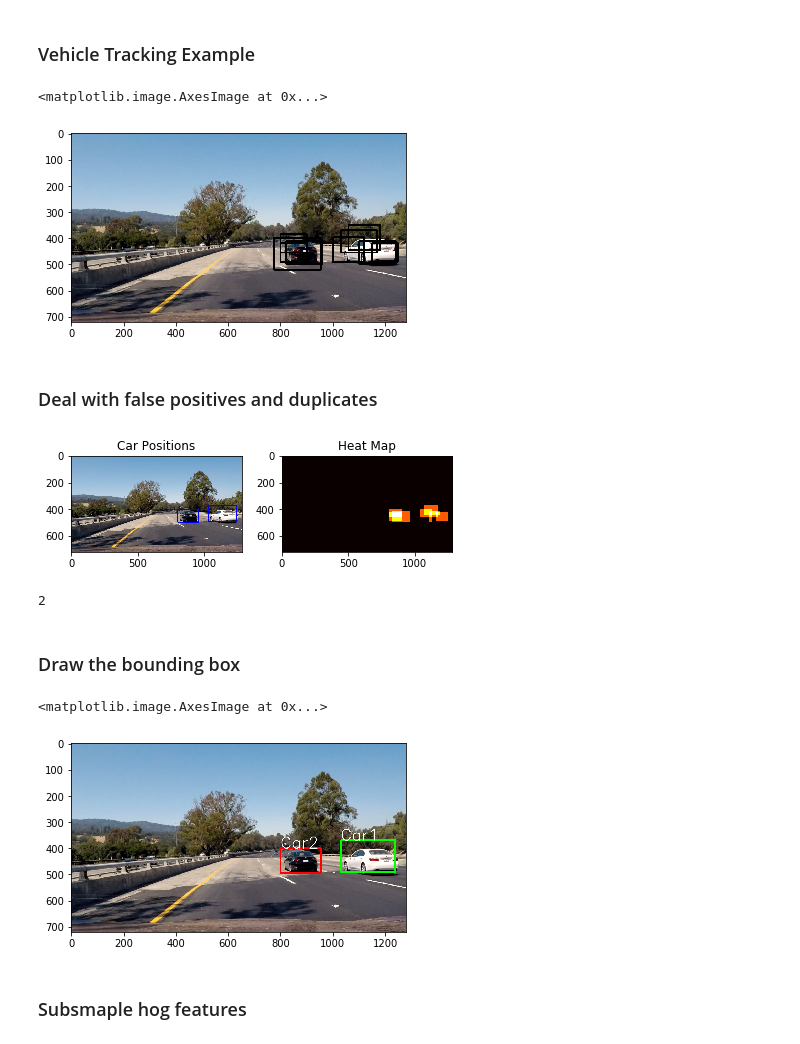
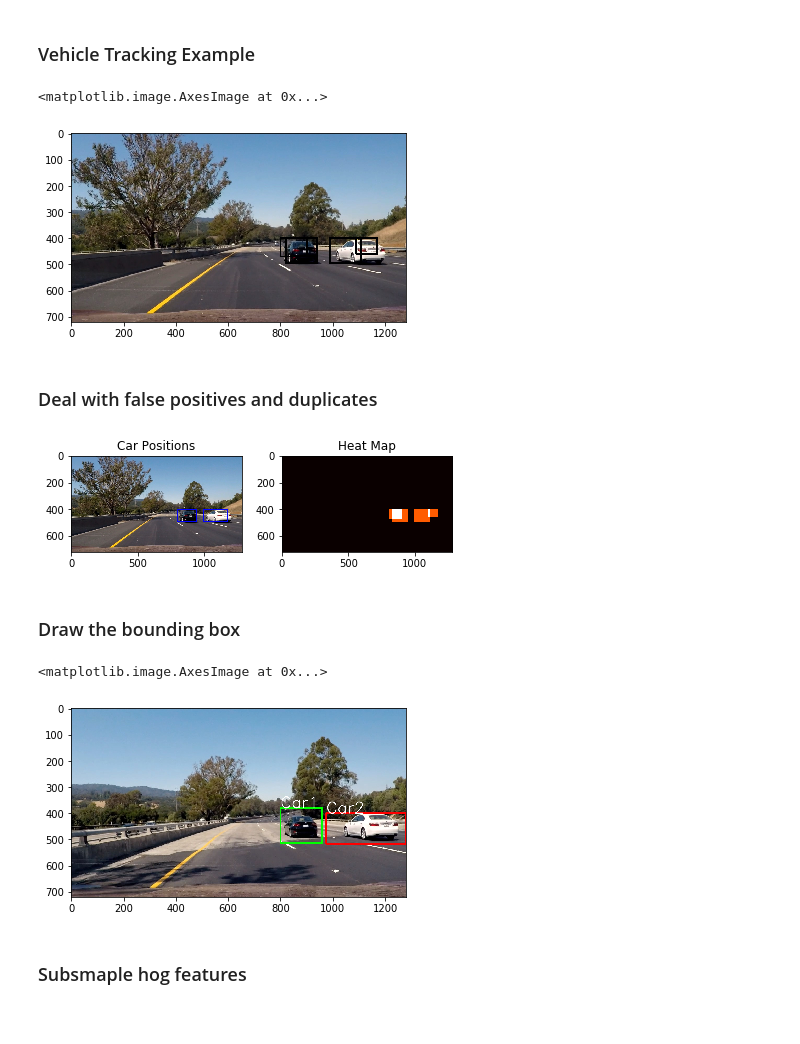
Before and after one commit to OwenHua666/CarND-Vehicle-Detection, a Jupyter notebook: vehicle_track_pipeline.ipynb, the cells around one changed output. Drawn from its saved outputs; the diff is of its cells as text; code cells hidden in the pictures.

Commit message:
Working on the final submition(svm improved). Need lane detection, vehicle lock, and sliding window tweak

```diff
--- a/vehicle_track_pipeline.ipynb
+++ b/vehicle_track_pipeline.ipynb
@@ -385,9 +391,9 @@ For these 10 labels:  [ 1.  0.  1.  1.  0.  1.  0.  0.  1.  1.]
 # %% [markdown]
 ### Save the trained SVM model
 # %%
-from sklearn.externals import joblib
+# from sklearn.externals import joblib
 # joblib.dump(clf, 'trained_svm.pkl')
-clf = joblib.load('trained_svm.pkl')
+# clf = joblib.load('trained_svm.pkl')
 # %% [markdown]
 ### Sliding window
 # %%
@@ -450,7 +456,7 @@ windows1 = slide_window(image, x_start_stop=[400, None], y_start_stop=[400, 600]
 windows2 = slide_window(image, x_start_stop=[450, None], y_start_stop=[400, 600],
                     xy_window=(100, 70), xy_overlap=(0.3, 0.3))
 
-windows3 = slide_window(image, x_start_stop=[400, None], y_start_stop=[380, 650],
+windows3 = slide_window(image, x_start_stop=[350, None], y_start_stop=[380, 650],
                     xy_window=(140, 85), xy_overlap=(0.4, 0.4))
 
 windows4 = slide_window(image, x_start_stop=[350, None], y_start_stop=[400, 650],
@@ -469,7 +475,7 @@ windows_collect.append(windows4);windows_collect.append(windows5);windows_collec
 window_img = np.copy(image)
 color_map = [[0,0,255],[0,255,0],[255,0,0],[50,136,213],[85,14,90],[185,30,10]]
 for i in range(len(windows_collect)):
-    ind = 3
+    ind = 2
     window_img = draw_boxes(window_img, windows_collect[ind], color=color_map[ind], thick=6)
     windows += windows_collect[i]
 plt.imshow(window_img)
@@ -481,7 +487,7 @@ plt.imshow(window_img)
 # %%
 def single_img_features(img, color_space='RGB', spatial_size=(16, 16),
                         hist_bins=48, orient=9,
-                        pix_per_cell=8, cell_per_block=2, hog_channel=0,
+                        pix_per_cell=8, cell_per_block=2, hog_channel='ALL',
                         spatial_feat=True, hist_feat=True, hog_feat=True):
     #1) Define an empty list to receive features
     img_features = []
@@ -509,15 +515,16 @@ def single_img_features(img, color_space='RGB', spatial_size=(16, 16),
         #6) Append features to list
         img_features.append(hist_features)
     #7) Compute HOG features if flag is set
+    feature_image_hog = cv2.cvtColor(img, cv2.COLOR_RGB2YCrCb)
     if hog_feat == True:
         if hog_channel == 'ALL':
             hog_features = []
-            for channel in range(feature_image.shape[2]):
-                hog_features.extend(get_hog_features(feature_image[:,:,channel],
+            for channel in range(feature_image_hog.shape[2]):
+                hog_features.extend(get_hog_features(feature_image_hog[:,:,channel],
                                     orient, pix_per_cell, cell_per_block,
                                     vis=False, feature_vec=True))
         else:
-            hog_features = get_hog_features(feature_image[:,:,hog_channel], orient,
+            hog_features = get_hog_features(feature_image_hog[:,:,hog_channel], orient,
                         pix_per_cell, cell_per_block, vis=False, feature_vec=True)
         #8) Append features to list
         img_features.append(hog_features)
@@ -563,24 +570,25 @@ def search_windows(img, windows, clf, scaler, color_space='HLS',
 # %% [markdown]
 ### Vehicle Tracking Example
 # %%
-image_test = mpimg.imread('test_images/test4.jpg')
+image_name = 'test6.jpg'
+image_test = mpimg.imread('test_images/'+image_name)
 # Rescale the jpg image to png image
 image_test = np.float32(image_test)/255.0
 spatial_feat = True
 hist_feat = True
 hog_feat = True
 hot_windows = search_windows(image_test, windows, clf, X_scaler, color_space=color_space,
                         spatial_size=(16,16), hist_bins=48,
                         orient=9, pix_per_cell=8,
                         cell_per_block=2,
-                        hog_channel=0, spatial_feat=spatial_feat,
+                        hog_channel='ALL', spatial_feat=spatial_feat,
                         hist_feat=hist_feat, hog_feat=hog_feat)
 
 window_img = draw_boxes(image_test, hot_windows, color=(0, 0, 255), thick=6)
 plt.imshow(window_img)
 # %% [output]
 <matplotlib.image.AxesImage at 0x...>
-[figure, old version]
+[figure, new version]
 # %% [markdown]
 ### Deal with false positives and duplicates
 # %%
@@ -615,14 +623,14 @@ def draw_labeled_bboxes(img, labels):
     # Return the image
     return img
 ## Example
-image_heat = mpimg.imread('test_images/test4.jpg')
+image_heat = mpimg.imread('test_images/'+image_name)
 heat = np.zeros_like(image_heat[:,:,0]).astype(np.float)
 
 # Add heat to each box in box list
 heat = add_heat(heat,hot_windows)
 
 # Apply threshold to help remove false positives
-heat = apply_threshold(heat,1)
+heat = apply_threshold(heat,0)
 
 # Visualize the heatmap when displaying
 heatmap = np.clip(heat, 0, 255)
@@ -640,11 +648,7 @@ plt.imshow(heatmap, cmap='hot')
 plt.title('Heat Map')
 fig.tight_layout()
 # %% [output]
-[figure, old version]
+[figure, new version]
-# %%
-labels[1]
-# %% [output]
-2
 # %% [markdown]
 ### Draw the bounding box
 # %%
@@ -667,14 +671,14 @@ def draw_labeled_bboxes(img, labels):
     return img
 
 # Read in the last image above
-image = mpimg.imread('test_images/test4.jpg')
+image = mpimg.imread('test_images/'+image_name)
 # Draw bounding boxes on a copy of the image
 draw_img = draw_labeled_bboxes(np.copy(image), labels)
 # Display the image
 plt.imshow(draw_img)
 # %% [output]
 <matplotlib.image.AxesImage at 0x...>
-[figure, old version]
+[figure, new version]
 # %% [markdown]
 ### Subsmaple hog features
 # %%
```
Also changed, not shown: parts of 4 cells of this notebook, 7 other files.
